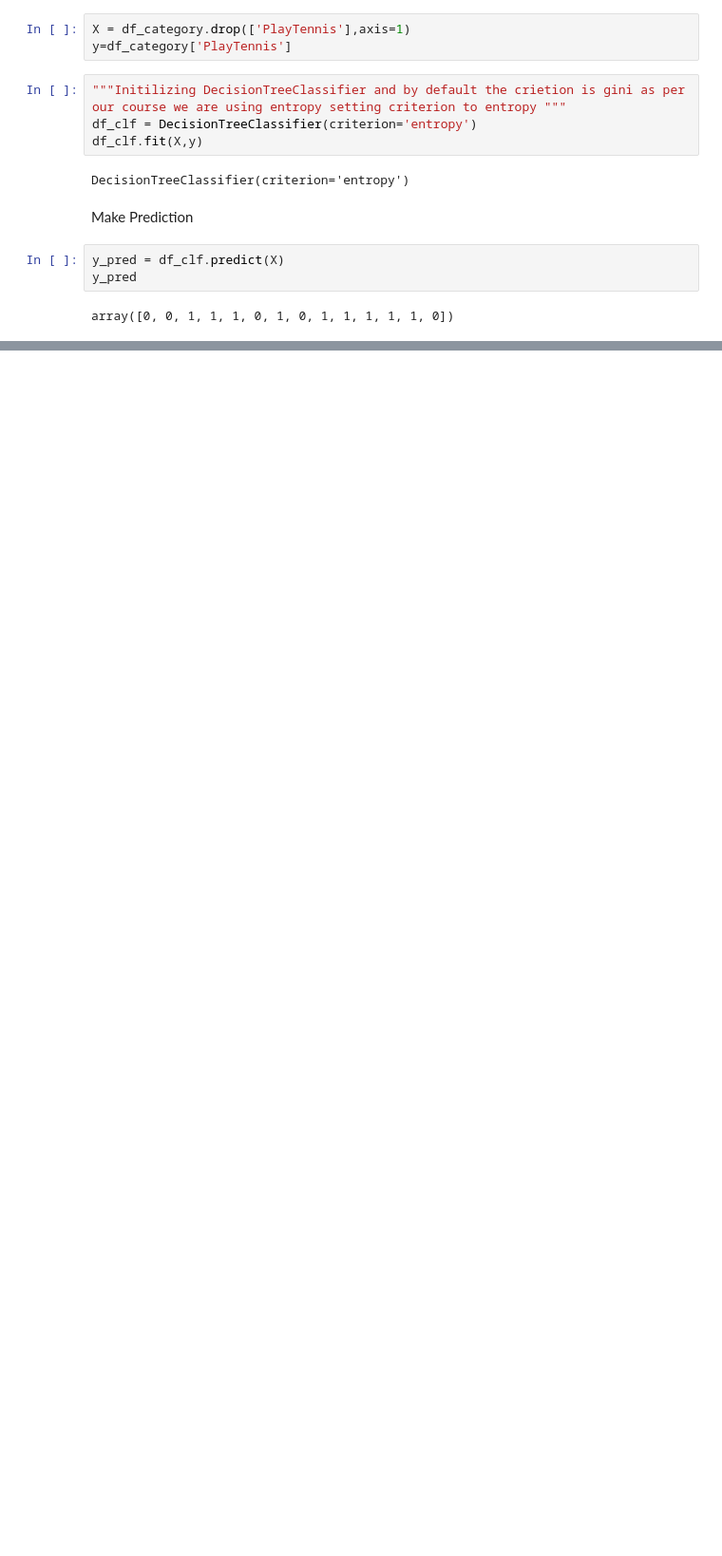
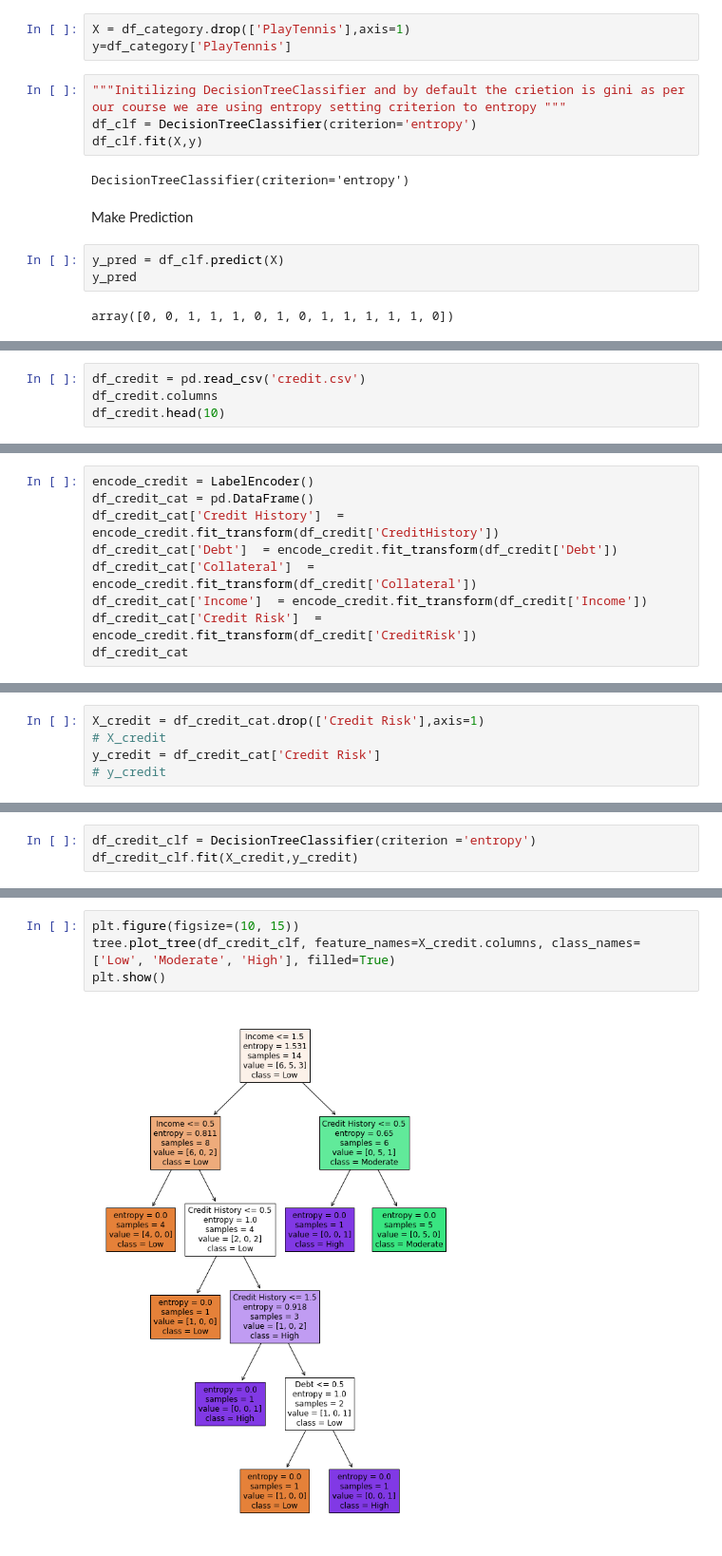
Before and after one commit to 2001-Ankit/DataMining, a Jupyter notebook: DecisionTree.ipynb, the cells around one changed output, grey strips where cells are left out. Shown at 95% size. Drawn from its saved outputs; the diff is of its cells as text; blank space fills up the shorter version.

Commit message:
Credit data added

```diff
--- a/DecisionTree.ipynb
+++ b/DecisionTree.ipynb
@@ -84,0 +87,4 @@ plt.show()
+# %%
+df_credit = pd.read_csv('credit.csv')
+df_credit.columns
+df_credit.head(10)
@@ -84,0 +105,9 @@ plt.show()
+# %%
+encode_credit = LabelEncoder()
+df_credit_cat = pd.DataFrame()
+df_credit_cat['Credit History']  = encode_credit.fit_transform(df_credit['CreditHistory'])
+df_credit_cat['Debt']  = encode_credit.fit_transform(df_credit['Debt'])
+df_credit_cat['Collateral']  = encode_credit.fit_transform(df_credit['Collateral'])
+df_credit_cat['Income']  = encode_credit.fit_transform(df_credit['Income'])
+df_credit_cat['Credit Risk']  = encode_credit.fit_transform(df_credit['CreditRisk'])
+df_credit_cat
@@ -84,0 +130,5 @@ plt.show()
+# %%
+X_credit = df_credit_cat.drop(['Credit Risk'],axis=1)
+# X_credit
+y_credit = df_credit_cat['Credit Risk']
+# y_credit
@@ -84,0 +151,3 @@ plt.show()
+# %%
+df_credit_clf = DecisionTreeClassifier(criterion ='entropy')
+df_credit_clf.fit(X_credit,y_credit)
@@ -84,0 +161,6 @@ plt.show()
+# %%
+plt.figure(figsize=(10, 15))
+tree.plot_tree(df_credit_clf, feature_names=X_credit.columns, class_names=['Low', 'Moderate', 'High'], filled=True)
+plt.show()
+# %% [output]
+[figure, added]
```
Also changed, not shown: parts of 9 cells of this notebook, 1 other file.
